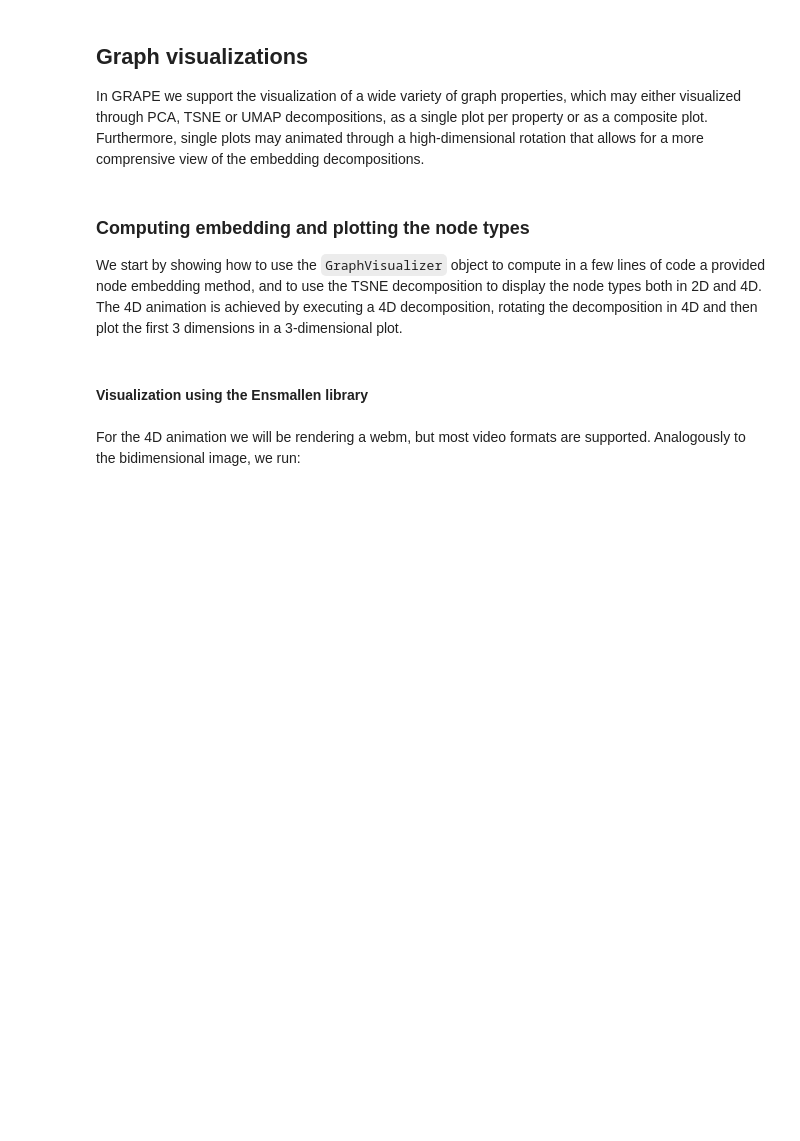
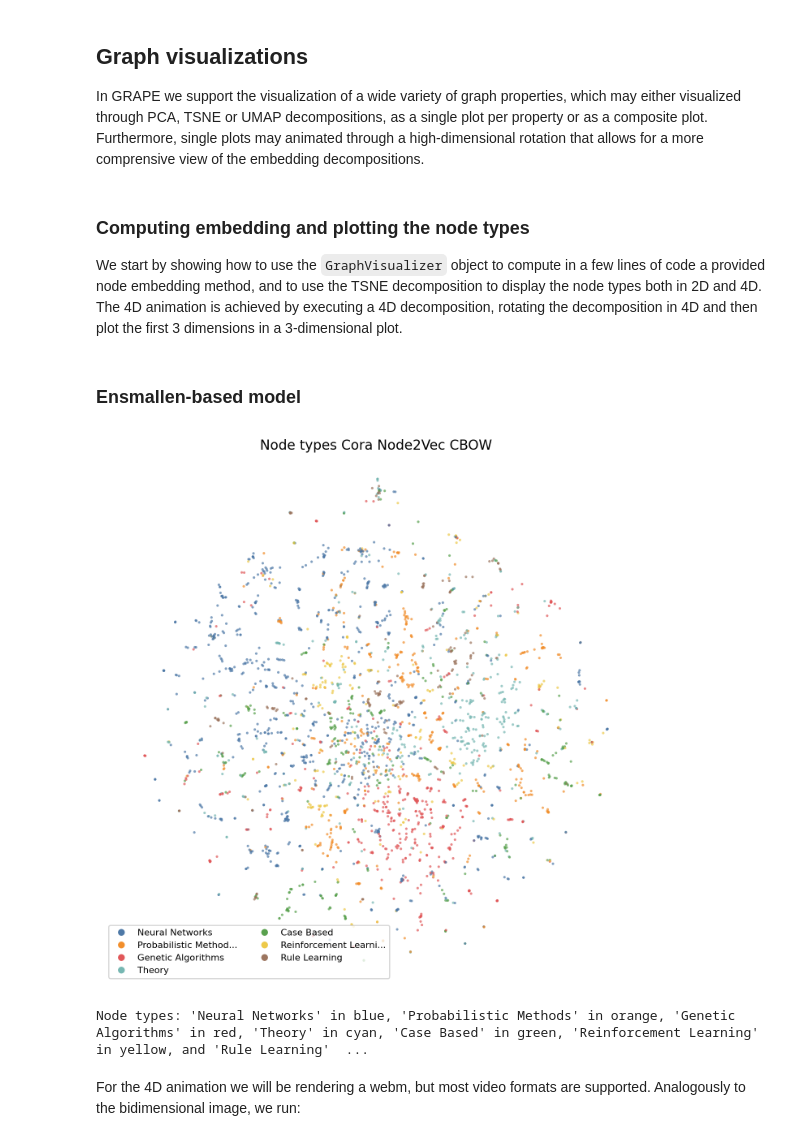
Before and after one commit to AnacletoLAB/grape, a Jupyter notebook: tutorials/Using_Node2Vec_CBOW_to_embed_Cora.ipynb, the cells around one changed output. Saved outputs shown, nothing was run; the diff lists cells and outputs as text; code cells hidden in the pictures; blank space fills up the shorter version.

Commit message:
Updating tutorials, resolving typos

```diff
--- a/tutorials/Using_Node2Vec_CBOW_to_embed_Cora.ipynb
+++ b/tutorials/Using_Node2Vec_CBOW_to_embed_Cora.ipynb
@@ -27,7 +27,7 @@ To retrieve the Cora graph from the LINQS laboratory graph repository
 we run the following line of code:
 # %%
 from grape.datasets.linqs import Cora
-complete_graph = Cora()
+graph = Cora()
 # %% [markdown]
 Do note that we support the retrieval of many other graphs, 83644 at the time of writing,
 and you just need to import the graph you desire from the `datasets` submodule.
@@ -46,7 +60,7 @@ we run a filter that splits the graph into the topology of exclusively the paper
 a dataframe containing the one-hot encoded words vectors.
 # %%
 from grape.datasets.linqs import get_words_data
-graph, node_features = get_words_data(complete_graph)
+graph, node_features = get_words_data(graph)
 # %% [markdown]
 ## Graph report
 Let's proceed to compute the graph report, which includes both the ordinary topological
@@ -74,27 +99,36 @@ We start by showing how to use the `GraphVisualizer` object to compute in a few
 a provided node embedding method, and to use the TSNE decomposition to display the node
 types both in 2D and 4D. The 4D animation is achieved by executing a 4D decomposition,
 rotating the decomposition in 4D and then plot the first 3 dimensions in a 3-dimensional plot.
-# %% [markdown]
-#### Visualization using the Ensmallen library
+# %% [markdown]
+### Ensmallen-based model
+# %%
+from grape.embedders import Node2VecCBOWEnsmallen
+embedding = Node2VecCBOWEnsmallen().fit_transform(graph)
 # %%
 from grape import GraphVisualizer
 visualizer = GraphVisualizer(graph)
 
 # You can either provide the model name
-visualizer.fit_nodes("Node2Vec CBOW", library_name="Ensmallen")
-
-# Or provide a precomputed embedding (here commented)
+#visualizer.fit_nodes("Node2Vec CBOW", library_name="Ensmallen")
+# Or provide a precomputed embedding
 #
 # visualizer.fit_nodes(numpy_array_with_embedding)
 # visualizer.fit_nodes(pandas_dataframe_with_embedding)
 #
 # or alternatively provide the model to be used:
 #
 # from grape.embedders import Node2VecCBOWEnsmallen
 # visualizer.fit_nodes(Node2VecCBOWEnsmallen())
 #
+# In this tutorial, we use the embedding we have just computed above:
+
+visualizer.fit_nodes(embedding)
+
 # And now we can visualize the node types:
 visualizer.plot_node_types()
+# %% [output]
+[figure, added]
+Node types: 'Neural Networks' in blue, 'Probabilistic Methods' in orange, 'Genetic Algorithms' in red, 'Theory' in cyan, 'Case Based' in green, 'Reinforcement Learning' in yellow, and 'Rule Learning'  ...
 # %% [markdown]
 For the 4D animation we will be rendering a webm,
 but most video formats are supported. Analogously to the bidimensional
```
Also changed, not shown: parts of 20 cells of this notebook, 15 other files.
